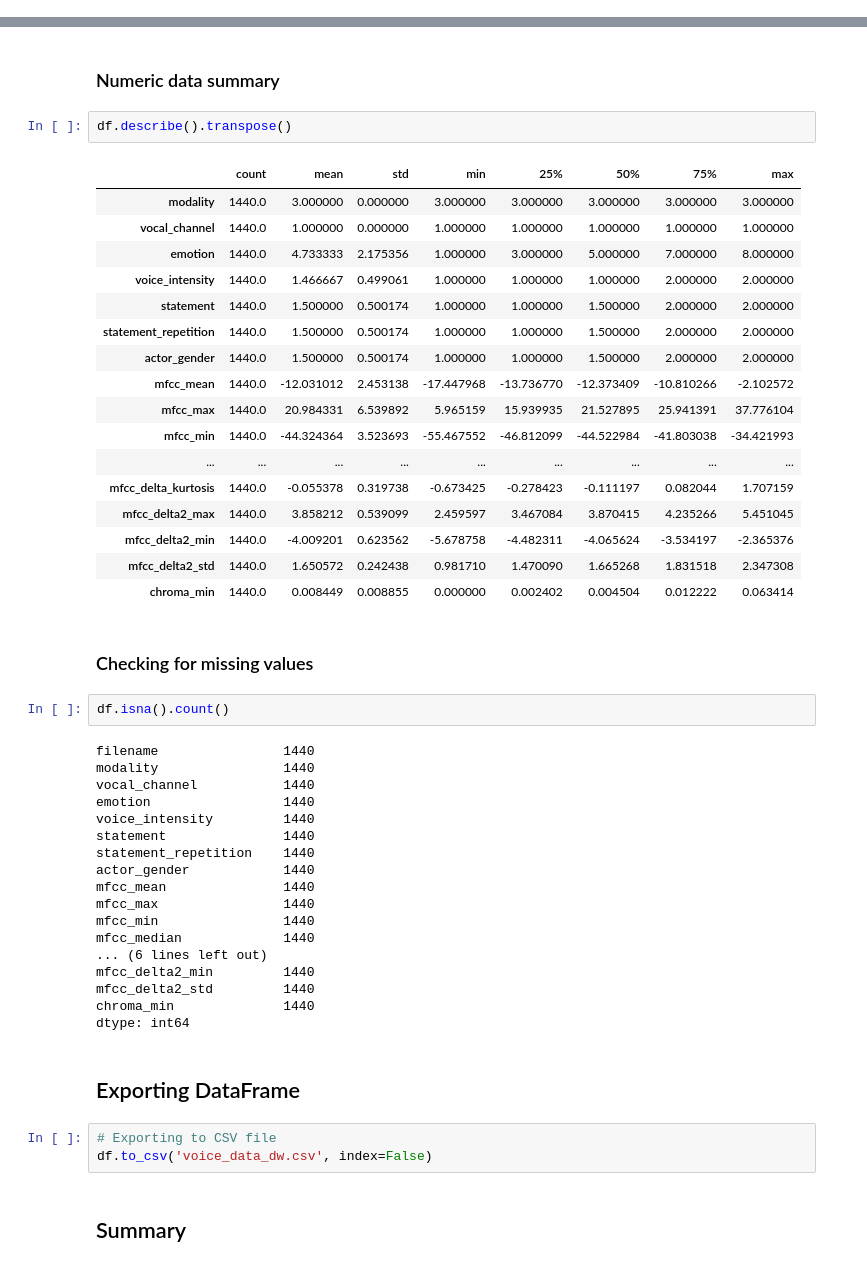
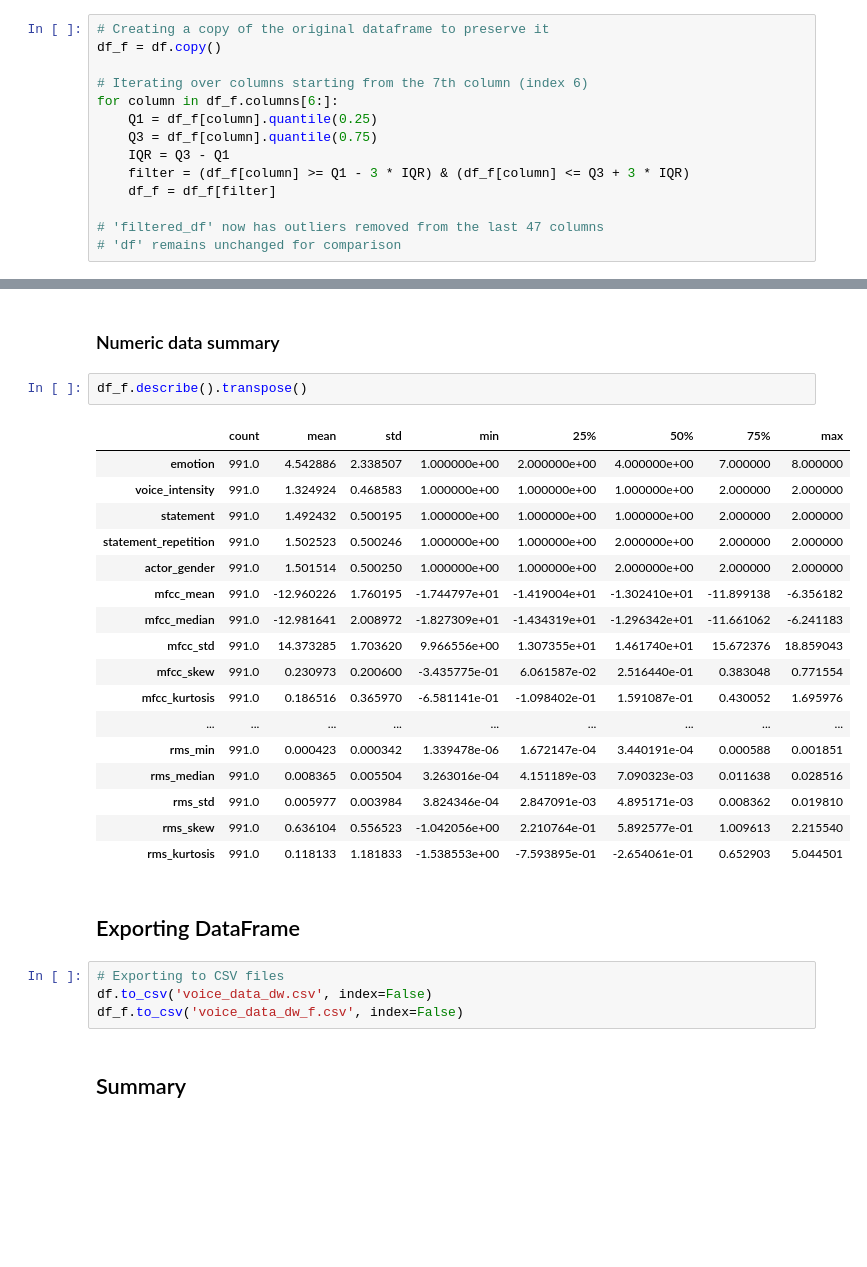
Before and after one commit to Impingere/Projects, a Jupyter notebook: 18.6.1 Capstone Two - Data Wrangling/Capstone 2 - Data Wrangling.ipynb, the cells around one changed output, grey strips where cells are left out. Cells and saved outputs as stored; diff of their text form; blank space fills up the shorter version.

Commit message:
More updates to Capstone 2 - Data Wrangling

```diff
--- a/18.6.1 Capstone Two - Data Wrangling/Capstone 2 - Data Wrangling.ipynb
+++ b/18.6.1 Capstone Two - Data Wrangling/Capstone 2 - Data Wrangling.ipynb
@@ -509,0 +638,14 @@ plt.show()
+# %%
+# Creating a copy of the original dataframe to preserve it
+df_f = df.copy()
+
+# Iterating over columns starting from the 7th column (index 6)
+for column in df_f.columns[6:]:
+    Q1 = df_f[column].quantile(0.25)
+    Q3 = df_f[column].quantile(0.75)
+    IQR = Q3 - Q1
+    filter = (df_f[column] >= Q1 - 3 * IQR) & (df_f[column] <= Q3 + 3 * IQR)
+    df_f = df_f[filter]
+
+# 'filtered_df' now has outliers removed from the last 47 columns
+# 'df' remains unchanged for comparison
@@ -517,52 +695,31 @@ plt.subplots_adjust(hspace=0.5);
 # %% [markdown]
 ### Numeric data summary<a id='Numeric_data_summary'></a>
 # %%
-df.describe().transpose()
+df_f.describe().transpose()
 # %% [output]
 |  | count | mean | std | min | 25% | 50% | 75% | max |
-| modality | 1440.0 | 3.000000 | 0.000000 | 3.000000 | 3.000000 | 3.000000 | 3.000000 | 3.000000 |
-| vocal_channel | 1440.0 | 1.000000 | 0.000000 | 1.000000 | 1.000000 | 1.000000 | 1.000000 | 1.000000 |
-| emotion | 1440.0 | 4.733333 | 2.175356 | 1.000000 | 3.000000 | 5.000000 | 7.000000 | 8.000000 |
-| voice_intensity | 1440.0 | 1.466667 | 0.499061 | 1.000000 | 1.000000 | 1.000000 | 2.000000 | 2.000000 |
-| statement | 1440.0 | 1.500000 | 0.500174 | 1.000000 | 1.000000 | 1.500000 | 2.000000 | 2.000000 |
-| statement_repetition | 1440.0 | 1.500000 | 0.500174 | 1.000000 | 1.000000 | 1.500000 | 2.000000 | 2.000000 |
-| actor_gender | 1440.0 | 1.500000 | 0.500174 | 1.000000 | 1.000000 | 1.500000 | 2.000000 | 2.000000 |
-| mfcc_mean | 1440.0 | -12.031012 | 2.453138 | -17.447968 | -13.736770 | -12.373409 | -10.810266 | -2.102572 |
-| mfcc_max | 1440.0 | 20.984331 | 6.539892 | 5.965159 | 15.939935 | 21.527895 | 25.941391 | 37.776104 |
-| mfcc_min | 1440.0 | -44.324364 | 3.523693 | -55.467552 | -46.812099 | -44.522984 | -41.803038 | -34.421993 |
+| emotion | 991.0 | 4.542886 | 2.338507 | 1.000000e+00 | 2.000000e+00 | 4.000000e+00 | 7.000000 | 8.000000 |
+| voice_intensity | 991.0 | 1.324924 | 0.468583 | 1.000000e+00 | 1.000000e+00 | 1.000000e+00 | 2.000000 | 2.000000 |
+| statement | 991.0 | 1.492432 | 0.500195 | 1.000000e+00 | 1.000000e+00 | 1.000000e+00 | 2.000000 | 2.000000 |
+| statement_repetition | 991.0 | 1.502523 | 0.500246 | 1.000000e+00 | 1.000000e+00 | 2.000000e+00 | 2.000000 | 2.000000 |
+| actor_gender | 991.0 | 1.501514 | 0.500250 | 1.000000e+00 | 1.000000e+00 | 2.000000e+00 | 2.000000 | 2.000000 |
+| mfcc_mean | 991.0 | -12.960226 | 1.760195 | -1.744797e+01 | -1.419004e+01 | -1.302410e+01 | -11.899138 | -6.356182 |
+| mfcc_median | 991.0 | -12.981641 | 2.008972 | -1.827309e+01 | -1.434319e+01 | -1.296342e+01 | -11.661062 | -6.241183 |
+| mfcc_std | 991.0 | 14.373285 | 1.703620 | 9.966556e+00 | 1.307355e+01 | 1.461740e+01 | 15.672376 | 18.859043 |
+| mfcc_skew | 991.0 | 0.230973 | 0.200600 | -3.435775e-01 | 6.061587e-02 | 2.516440e-01 | 0.383048 | 0.771554 |
+| mfcc_kurtosis | 991.0 | 0.186516 | 0.365970 | -6.581141e-01 | -1.098402e-01 | 1.591087e-01 | 0.430052 | 1.695976 |
 | ... | ... | ... | ... | ... | ... | ... | ... | ... |
-| mfcc_delta_kurtosis | 1440.0 | -0.055378 | 0.319738 | -0.673425 | -0.278423 | -0.111197 | 0.082044 | 1.707159 |
-| mfcc_delta2_max | 1440.0 | 3.858212 | 0.539099 | 2.459597 | 3.467084 | 3.870415 | 4.235266 | 5.451045 |
-| mfcc_delta2_min | 1440.0 | -4.009201 | 0.623562 | -5.678758 | -4.482311 | -4.065624 | -3.534197 | -2.365376 |
-| mfcc_delta2_std | 1440.0 | 1.650572 | 0.242438 | 0.981710 | 1.470090 | 1.665268 | 1.831518 | 2.347308 |
-| chroma_min | 1440.0 | 0.008449 | 0.008855 | 0.000000 | 0.002402 | 0.004504 | 0.012222 | 0.063414 |
+| rms_min | 991.0 | 0.000423 | 0.000342 | 1.339478e-06 | 1.672147e-04 | 3.440191e-04 | 0.000588 | 0.001851 |
+| rms_median | 991.0 | 0.008365 | 0.005504 | 3.263016e-04 | 4.151189e-03 | 7.090323e-03 | 0.011638 | 0.028516 |
+| rms_std | 991.0 | 0.005977 | 0.003984 | 3.824346e-04 | 2.847091e-03 | 4.895171e-03 | 0.008362 | 0.019810 |
+| rms_skew | 991.0 | 0.636104 | 0.556523 | -1.042056e+00 | 2.210764e-01 | 5.892577e-01 | 1.009613 | 2.215540 |
+| rms_kurtosis | 991.0 | 0.118133 | 1.181833 | -1.538553e+00 | -7.593895e-01 | -2.654061e-01 | 0.652903 | 5.044501 |
-# %% [markdown]
-### Checking for missing values<a id='Checking_for_missing_values'></a>
-# %%
-df.isna().count()
-# %% [output]
-filename                1440
-modality                1440
-vocal_channel           1440
-emotion                 1440
-voice_intensity         1440
-statement               1440
-statement_repetition    1440
-actor_gender            1440
-mfcc_mean               1440
-mfcc_max                1440
-mfcc_min                1440
-mfcc_median             1440
-... (6 lines left out)
-mfcc_delta2_min         1440
-mfcc_delta2_std         1440
-chroma_min              1440
-dtype: int64
 # %% [markdown]
 ## Exporting DataFrame<a id='Exporting_DataFrame'></a>
 # %%
-# Exporting to CSV file
+# Exporting to CSV files
 df.to_csv('voice_data_dw.csv', index=False)
+df_f.to_csv('voice_data_dw_f.csv', index=False)
 # %% [markdown]
 ## Summary
 # %% [markdown]
```
Also changed, not shown: parts of 20 cells of this notebook, 1 other file.
